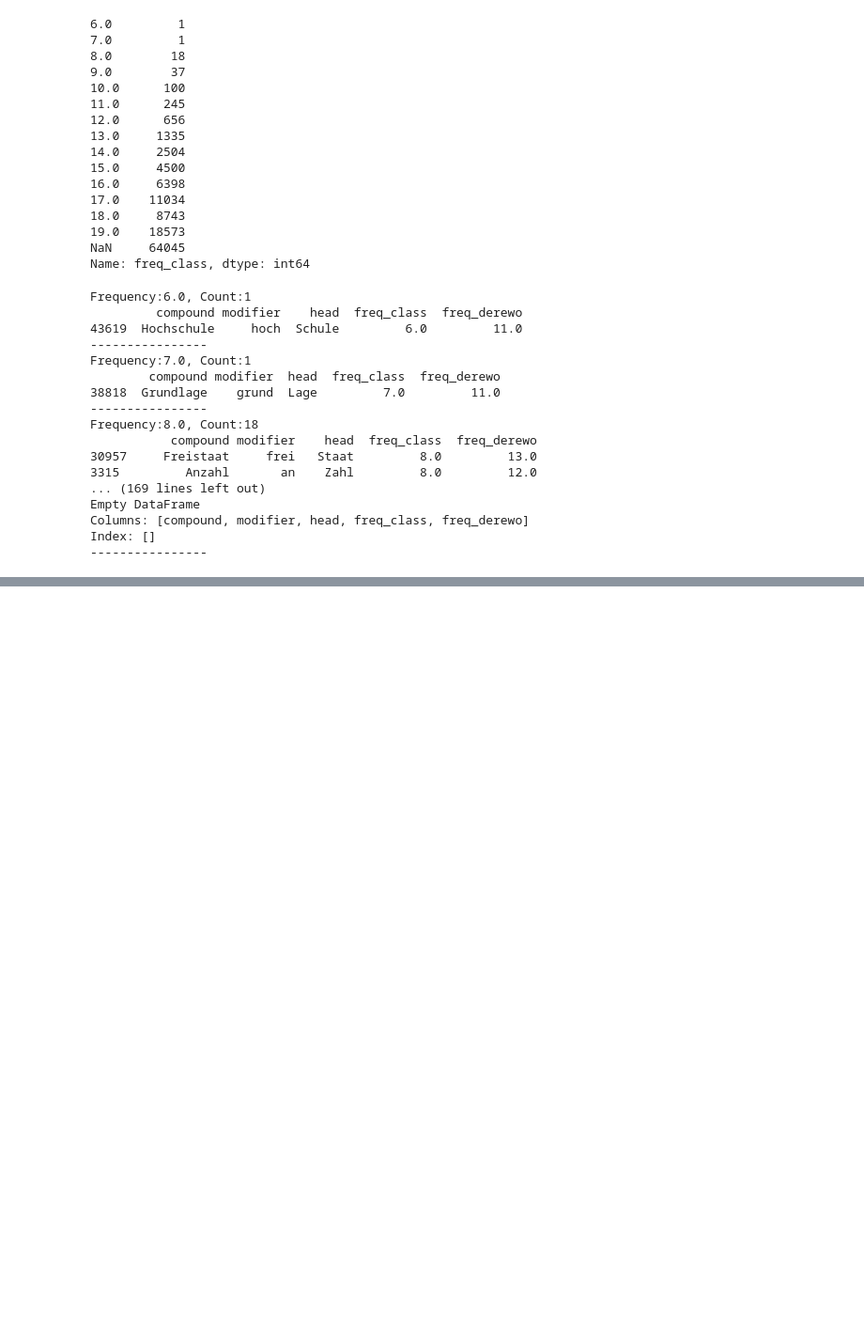
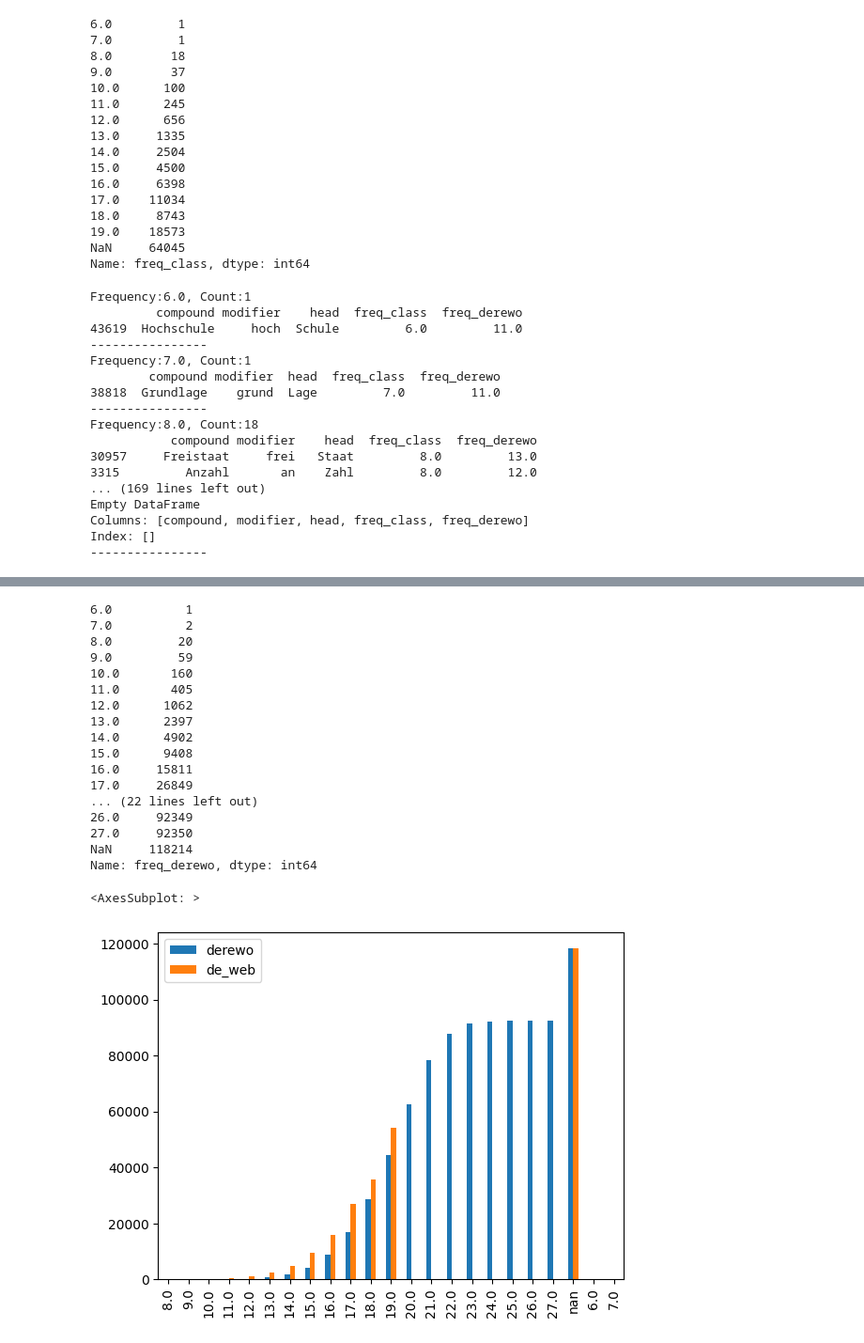
Before and after one commit to FelberMartin/kompositum, a Jupyter notebook: data/compare_frequency_datasets.ipynb, the cells around one changed output, grey strips where cells are left out. Shown at 94% size. Drawn from its saved outputs; the diff is of its cells as text; code cells hidden in the pictures; blank space fills up the shorter version.

Commit message:
Testing new frequency dataset

```diff
--- a/data/compare_frequency_datasets.ipynb
+++ b/data/compare_frequency_datasets.ipynb
@@ -122,0 +134,36 @@ Index: []
+# %%
+import matplotlib.pyplot as plt
+
+# Rename the freq_class column to freq_de_web
+df_merged = df_merged.rename(columns={'freq_class': 'freq_de_web'})
+
+# Compare the two frequency datasets in a single bar chart
+freq_count_de_web = df_merged['freq_de_web'].value_counts(dropna=False).sort_index().cumsum()
+freq_count_derewo = df_merged['freq_derewo'].value_counts(dropna=False).sort_index().cumsum()
+
+print(freq_count_de_web)
+print(freq_count_derewo)
+
+freq_merged = pd.concat([freq_count_derewo, freq_count_de_web], axis=1)
+freq_merged.columns = ['derewo', 'de_web']
+freq_merged.plot(kind='bar')
+# %% [output]
+6.0          1
+7.0          2
+8.0         20
+9.0         59
+10.0       160
+11.0       405
+12.0      1062
+13.0      2397
+14.0      4902
+15.0      9408
+16.0     15811
+17.0     26849
+... (22 lines left out)
+26.0     92349
+27.0     92350
+NaN     118214
+Name: freq_derewo, dtype: int64
+<AxesSubplot: >
+[figure, added]
```
Also changed, not shown: parts of 4 cells of this notebook, 5 other files.
